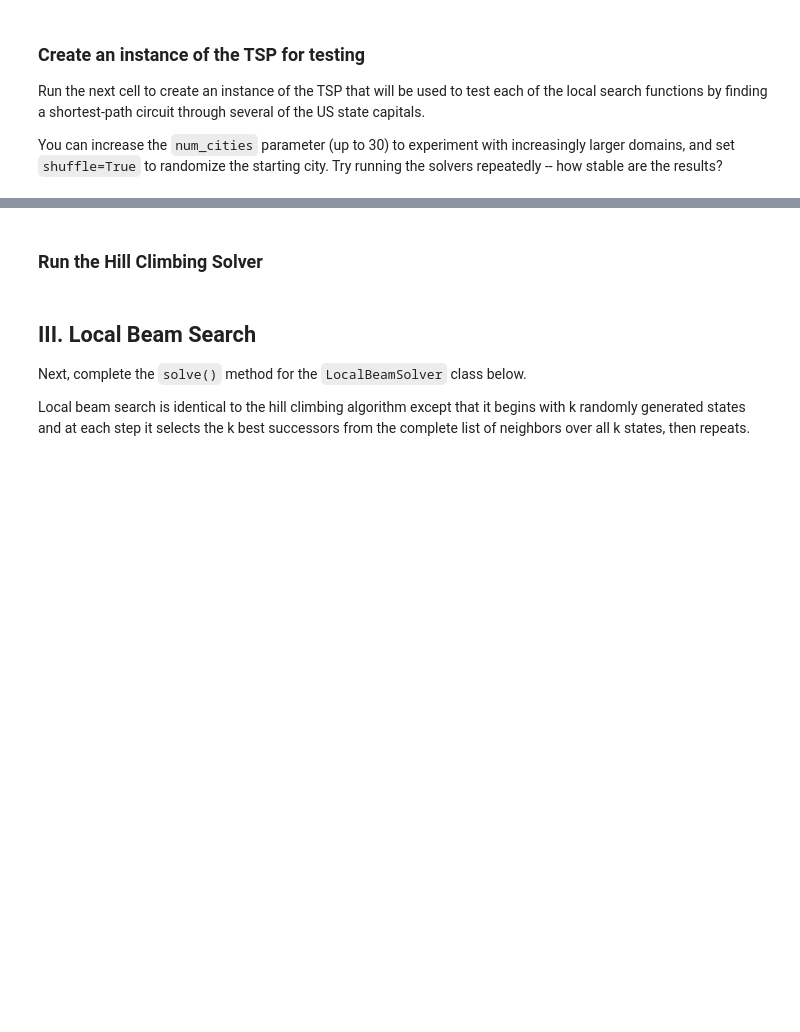
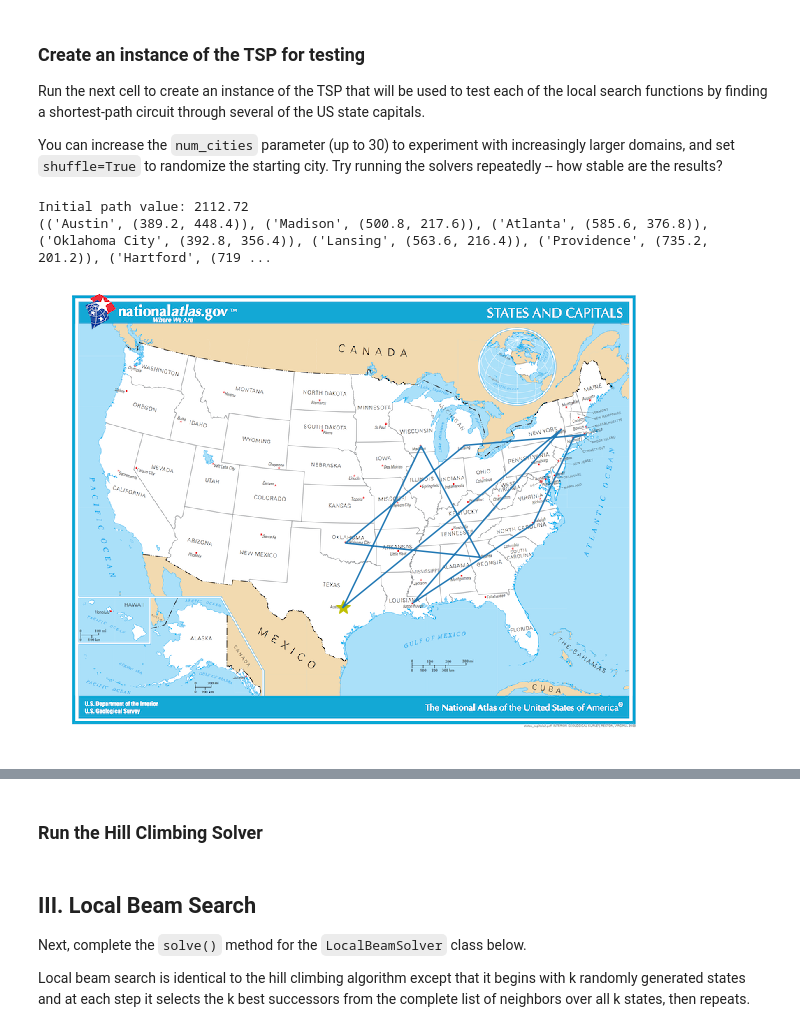
Before and after one commit to rghein/Udacity-Artificial-Intelligence-Nanodegree, a Jupyter notebook: Exercises/3_Local Search/AIND-Local Search.ipynb, the cells around one changed output, grey strips where cells are left out. Drawn from its saved outputs; the diff is of its cells as text; code cells hidden in the pictures; blank space fills up the shorter version.

```diff
--- a/Exercises/3_Local Search/AIND-Local Search.ipynb
+++ b/Exercises/3_Local Search/AIND-Local Search.ipynb
@@ -40,15 +49,4 @@ For example, the path (("City1", (x1, y1)), ("City2", (x2, y2)), ("City3", (x3,
 # %%
-
-def dist(xy1, xy2):
-    """ Calculate the distance between two points.
-
-    You may choose to use Euclidean distance, Manhattan distance, or some
-    other metric
-    """
-    # TODO: Implement this function!
-    return (xy1**2 + xy2**2)**0.5
-
-
 class TravelingSalesmanProblem:
     """ Representation of a traveling salesman optimization problem.
 
@@ -88,8 +86,6 @@ class TravelingSalesmanProblem:
             random.shuffle(cities)
         self.path = tuple(cities)  # using a tuple makes the path sequence immutable
         self.__utility = None  # access this attribute through the .utility property
-
-
 
     def copy(self, shuffle = False):
         ##### YOU DO NOT NEED TO MODIFY THIS FUNCTION #####
@@ -149,7 +145,14 @@ class TravelingSalesmanProblem:
             present state
         """
         # TODO: Implement this function!
-        raise NotImplementedError
+        path_list = list(self.path)
+
+        for i in range(len(path_list) - 1):
+            for j in range(i + 1, len(path_list)):
+                new_path = path_list[:i] + path_list[i:j][::-1] + path_list[j:]
+                assert len(new_path) == len(self.path)
+                yield TravelingSalesmanProblem(new_path)
+
 
     def get_successor(self):
         """ Return a random state from the neighborhood of the current state.
@@ -172,7 +175,9 @@ class TravelingSalesmanProblem:
             present state
         """
         # TODO: Implement this function!
-        raise NotImplementedError
+        new_path = random.shuffle(list(self.path))
+        return TravelingSalesmanProblem(new_path)
+
 
     def __get_value(self):
         """ Calculate the total length of the closed-circuit path of the current
@@ -204,7 +209,13 @@ class TravelingSalesmanProblem:
                 higher value relative to long paths
         """
         # TODO: Implement this function!
-        raise NotImplementedError
+        total_distance = 0.0
+        coordinates = self.coords
+
+        for i in range(len(coordinates) - 1):
+            total_distance += dist(coordinates[i], coordinates[i + 1])
+
+        return -(total_distance + dist(coordinates[-1], coordinates[0]))
 # %%
 # Construct an instance of the TravelingSalesmanProblem and test `.__get_value()`
 test_cities = [('DC', (11, 1)), ('SF', (0, 0)), ('PHX', (2, -3)), ('LA', (0, -4))]
@@ -231,13 +249,19 @@ You can increase the `num_cities` parameter (up to 30) to experiment with increa
 # %%
 # Create the problem instance and plot the initial state
 num_cities = 10
-shuffle = False
+shuffle = True
 
-capitals_tsp = TravelingSalesmanProblem(capitals_list[:num_cities], shuffle=shuffle)
+capitals_tsp = TravelingSalesmanProblem(capitals_list[:num_cities], shuffle = shuffle)
 starting_city = capitals_tsp.path[0]
+
 print("Initial path value: {:.2f}".format(-capitals_tsp.utility))
 print(capitals_tsp.path)  # The start/end point is indicated with a yellow star
+
 show_path(capitals_tsp.coords, starting_city)
+# %% [output]
+Initial path value: 2112.72
+(('Austin', (389.2, 448.4)), ('Madison', (500.8, 217.6)), ('Atlanta', (585.6, 376.8)), ('Oklahoma City', (392.8, 356.4)), ('Lansing', (563.6, 216.4)), ('Providence', (735.2, 201.2)), ('Hartford', (719 ...
+[figure, added]
 # %% [markdown]
 ## II. Hill Climbing
 Next, complete the `solve()` method for the `HillClimbingSolver` class below.
```
Also changed, not shown: parts of 5 cells of this notebook.
